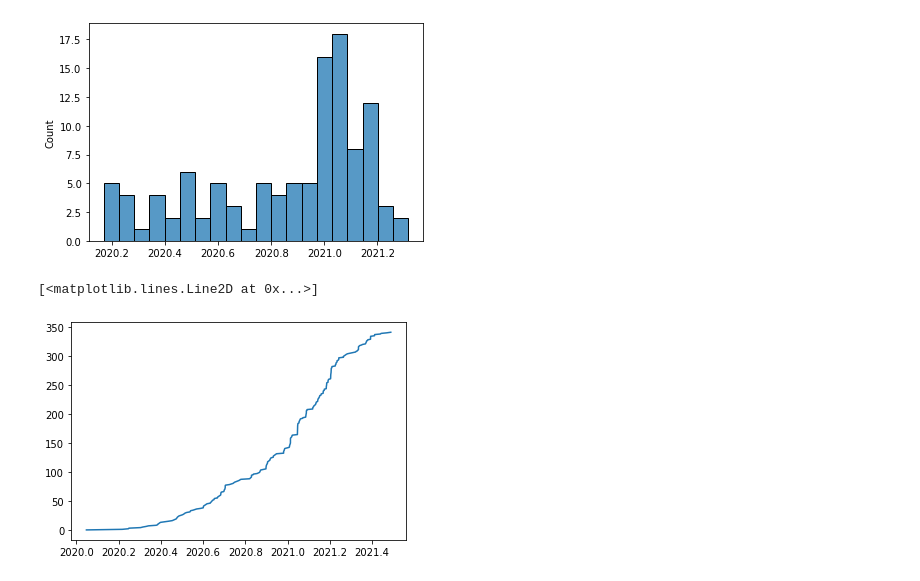
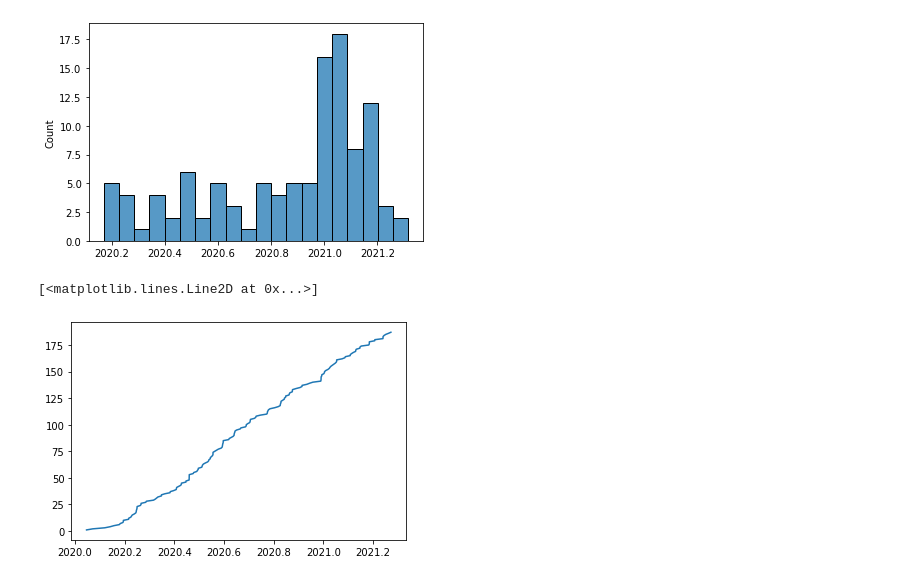
Before and after one commit to blab/sarscov2-adaptive-evolution, a Jupyter notebook: analysis/overall_s1_accumulation.ipynb, the cells around one changed output. Drawn from its saved outputs; the diff is of its cells as text; code cells hidden in the pictures.

```diff
--- a/analysis/overall_s1_accumulation.ipynb
+++ b/analysis/overall_s1_accumulation.ipynb
@@ -356,9 +410,31 @@ sns.histplot(s1_syn_total_plot, bins=20)
 # %% [output]
 <matplotlib.axes._subplots.AxesSubplot at 0x...>
 [figure]
-# %%
-#today
-plt.plot(s1_nonsyn_dates, s1_running_total)
-# %% [output]
-[<matplotlib.lines.Line2D at 0x...>]
-[figure, removed]
+# %%
+rdrp_nonsyn_total = []
+rdrp_syn_total = []
+
+
+for node in tree.find_clades(terminal=False):
+    if node.rdrp_nonsyn_at_node!= 0:
+        rdrp_nonsyn_total.append([node.node_attrs['num_date']['value'], node.rdrp_nonsyn_at_node])
+    if node.rdrp_syn_at_node!= 0:
+        rdrp_syn_total.append([node.node_attrs['num_date']['value'], node.rdrp_syn_at_node])
+
+rdrp_nonsyn_total.sort(key=lambda x: x[0])
+
+rdrp_nonsyn_dates = [x[0] for x in rdrp_nonsyn_total]
+rdrp_nonsyn_counts = [y[1] for y in rdrp_nonsyn_total]
+rdrp_running_total = list(np.cumsum(rdrp_nonsyn_counts))
+
+rdrp_syn_total.sort(key=lambda x: x[0])
+
+rdrp_syn_dates = [x[0] for x in rdrp_syn_total]
+rdrp_syn_counts = [y[1] for y in rdrp_syn_total]
+rdrp_syn_running_total = list(np.cumsum(rdrp_syn_counts))
+# %%
+#new
+plt.plot(rdrp_nonsyn_dates, rdrp_running_total)
+# %% [output]
+[<matplotlib.lines.Line2D at 0x...>]
+[figure, added]
```
Also changed, not shown: parts of 8 cells of this notebook, 6 other files.
